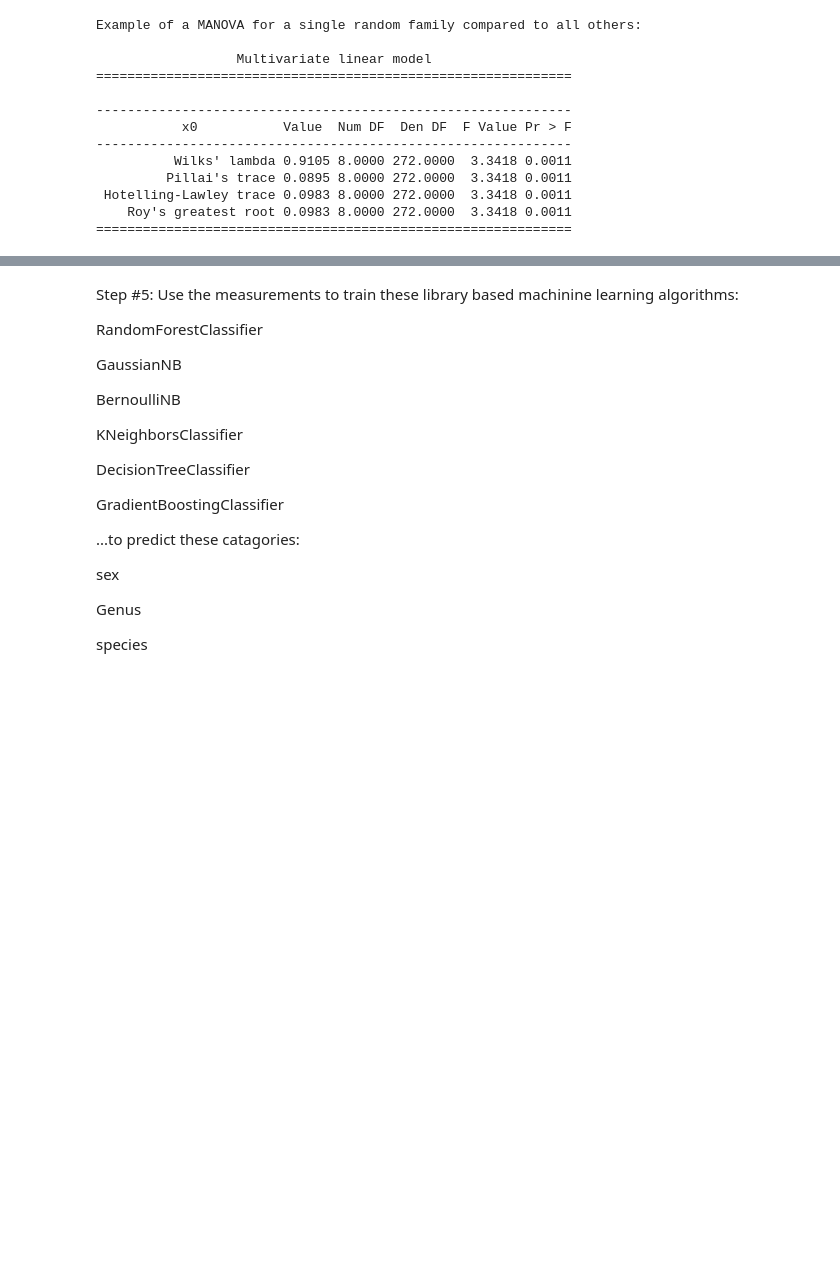
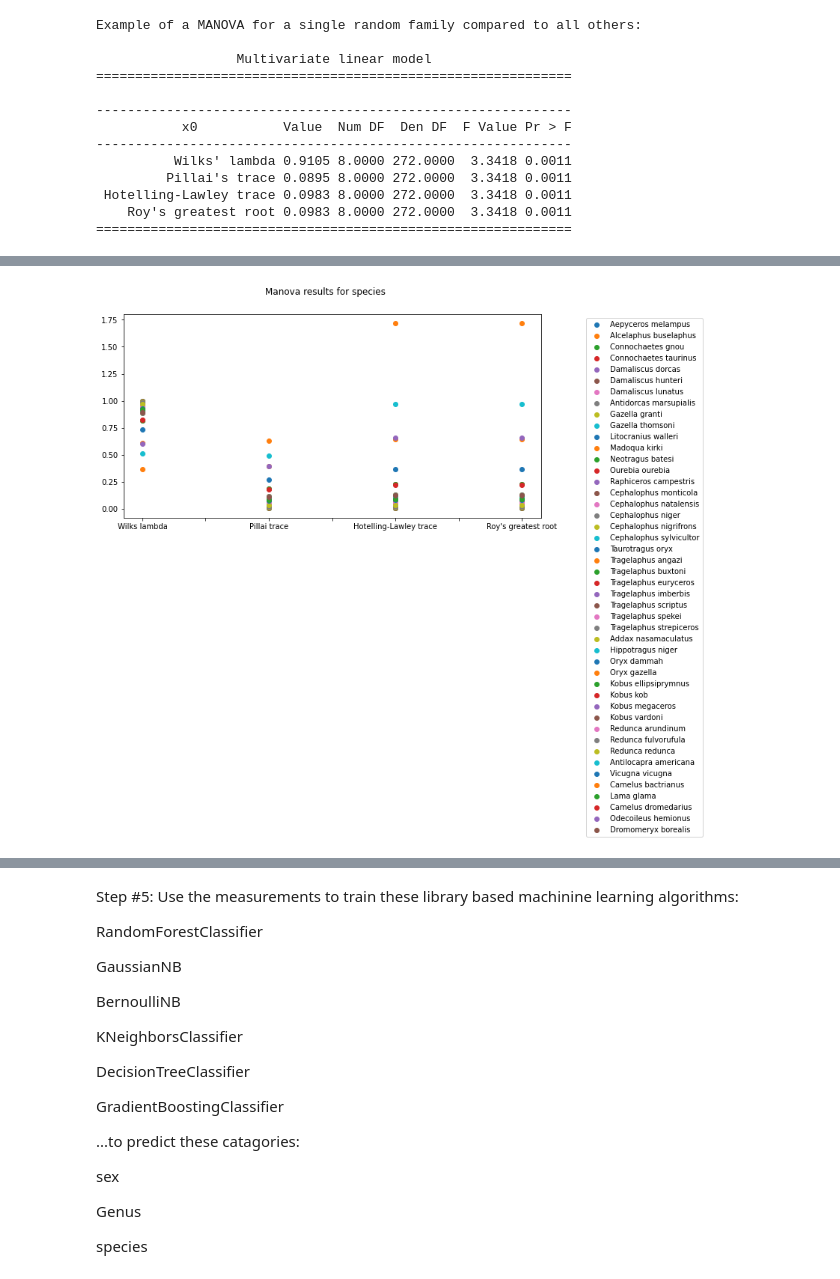
Before and after one commit to achilnos/Artiodactyla-Project, a Jupyter notebook: Artiodactyla clustering analysis.ipynb, the cells around one changed output, grey strips where cells are left out. Saved outputs shown, nothing was run; the diff lists cells and outputs as text; code cells hidden in the pictures; blank space fills up the shorter version.

```diff
--- a/Artiodactyla clustering analysis.ipynb
+++ b/Artiodactyla clustering analysis.ipynb
@@ -796,0 +760,4 @@ man_species(df_lengths_species, y_species_dummies)
+# %%
+single_manova_stats(df_lengths_species, spec)
+# %% [output]
+[figure, added]
```
Also changed, not shown: parts of 26 cells of this notebook.
